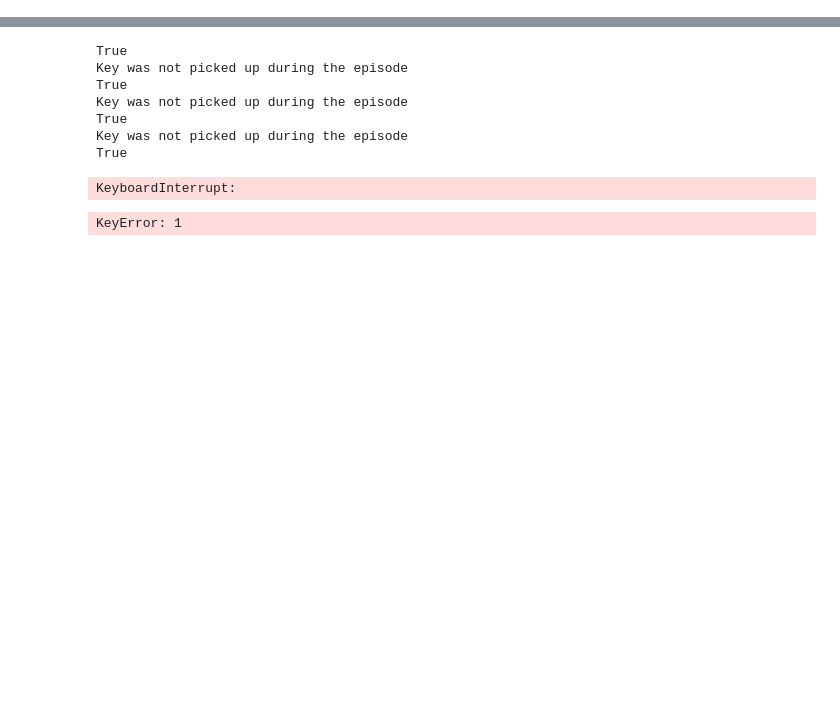
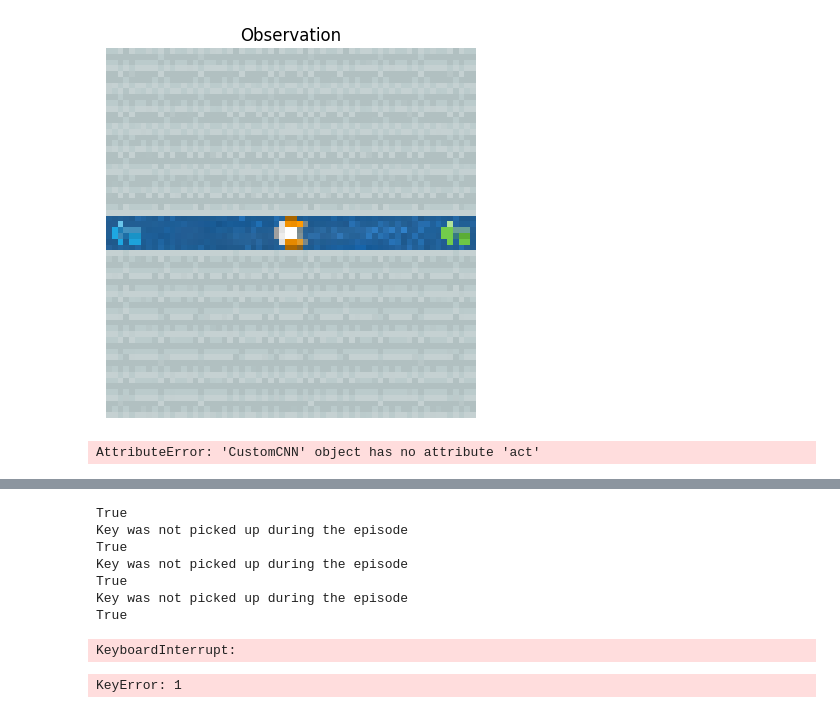
Before and after one commit to BenSturgeon/ai-safety-camp-2024-model-agents, a Jupyter notebook: notebooks/activation_steering.ipynb, the cells around one changed output, grey strips where cells are left out. Cells and saved outputs as stored; diff of their text form; code cells hidden in the pictures; blank space fills up the shorter version.

Commit message:
Added corridor environment for steering tests

```diff
--- a/notebooks/activation_steering.ipynb
+++ b/notebooks/activation_steering.ipynb
@@ -62,3 +67,77 @@ ENTITY_TYPES = {
+# %%
+venv = steering_experiments.create_corridor_environment(
+    entity_one=("key", "blue"),
+    entity_two=("key", "green"),
+    corridor_length=9
+)
+# %%
+helpers.plot_single_observation(venv.reset())
+# %% [output]
+[figure, added]
+# %%
+from steering_experiments import create_corridor_environment
+
+
+def compare_blue_green_key_collection(model_path, num_episodes=100):
+    blue_key_collected = 0
+    green_key_collected = 0
+    neither_collected = 0
+
+    for episode in range(num_episodes):
+        # Create the corridor environment with blue and green keys
+        venv = create_corridor_environment(
+            entity_one=("key", "blue"),
+            entity_two=("key", "green"),
+            corridor_length=9
+        )
+
+        model = helpers.load_interpretable_model(model_path=model_path)
+
+        obs = venv.reset()
+        done = False
+        steps = 0
+        max_steps = 100  # Prevent infinite loops
+
+        while not done and steps < max_steps:
+            action = model.act(obs)
+            obs, reward, done, info = venv.step(action)
+            steps += 1
+
+            # Check if a key was collected
+            if reward > 0:
+                # Determine which key was collected based on the remaining entities
+                state = heist.state_from_venv(venv)
+                remaining_keys = [ent for ent in state.state_vals["ents"] if ent["image_type"].val == ENTITY_TYPES["key"]]
+
+                if len(remaining_keys) == 1:
+                    if remaining_keys[0]["image_theme"].val == ENTITY_COLORS["blue"]:
+                        green_key_collected += 1
+                    else:
+                        blue_key_collected += 1
+                    break
+
+        if steps == max_steps:
+            neither_collected += 1
+
+        venv.close()
+
+    total_collected = blue_key_collected + green_key_collected
+    results = {
+        "blue_key_collected": blue_key_collected,
+        "green_key_collected": green_key_collected,
+        "neither_collected": neither_collected,
+        "blue_key_percentage": blue_key_collected / total_collected * 100 if total_collected > 0 else 0,
+        "green_key_percentage": green_key_collected / total_collected * 100 if total_collected > 0 else 0
+    }
+
+    return results
+
+
+model_path = "../model_interpretable.pt"
+results = compare_blue_green_key_collection(model_path, num_episodes=100)
+print(results)
+# %% [output]
+AttributeError: 'CustomCNN' object has no attribute 'act'
 # %%
 from steering_experiments import run_entity_steering_experiment, run_entity_steering_experiment_by_channel, run_patching_experiment
 model_path = "../model_interpretable.pt"
```
Also changed, not shown: parts of 6 cells of this notebook, 2 other files.
